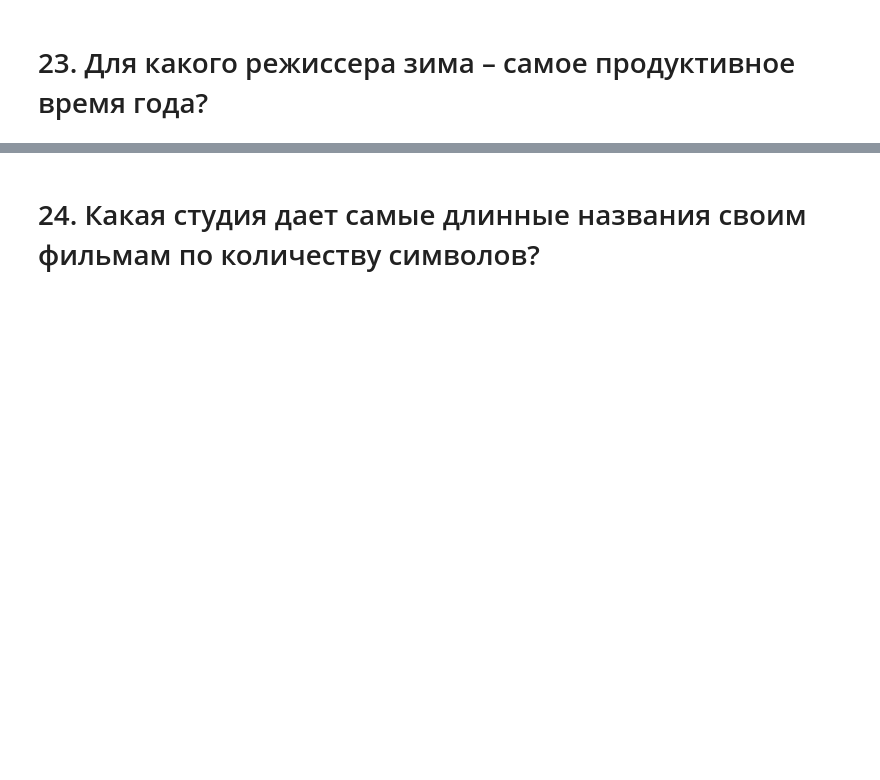
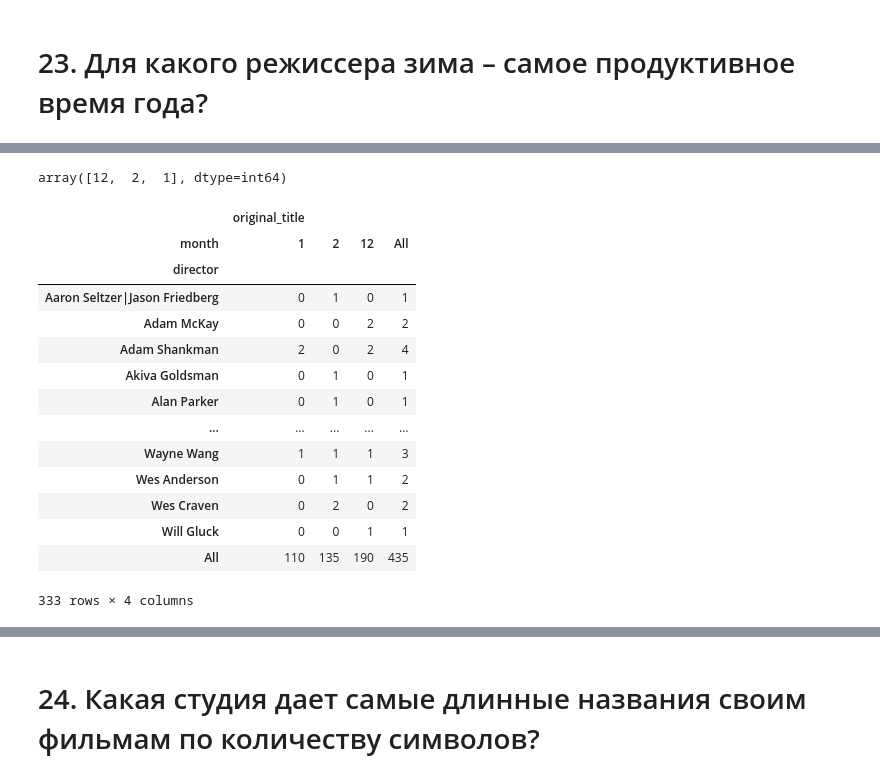
Before and after one commit to goryachenkova/ProjectsSkillFactory, a Jupyter notebook: module_1/Movies_IMBD_v4.1_TEMPLATE.ipynb, the cells around one changed output, grey strips where cells are left out. Saved outputs shown, nothing was run; the diff lists cells and outputs as text; code cells hidden in the pictures; blank space fills up the shorter version.

```diff
--- a/module_1/Movies_IMBD_v4.1_TEMPLATE.ipynb
+++ b/module_1/Movies_IMBD_v4.1_TEMPLATE.ipynb
@@ -1029,0 +809,31 @@ answers['22'] = '2. 450'
+# %%
+data_winter = data.query('(1<= month <=2) | (month ==12) ')
+# %%
+data_winter['month'].unique()
+# %% [output]
+array([12,  2,  1], dtype=int64)
+# %%
+data_winter_pivot = data_winter.pivot_table(values = ['original_title'],
+                                           index = ['director'],
+                                           columns = ['month'],
+                                           aggfunc = 'count',
+                                            fill_value = 0,
+                                           margins = True)
+
+data_winter_pivot
+# %% [output]
+|  | original_title |  |  |  |
+| month | 1 | 2 | 12 | All |
+| director |  |  |  |  |
+| Aaron Seltzer|Jason Friedberg | 0 | 1 | 0 | 1 |
+| Adam McKay | 0 | 0 | 2 | 2 |
+| Adam Shankman | 2 | 0 | 2 | 4 |
+| Akiva Goldsman | 0 | 1 | 0 | 1 |
+| Alan Parker | 0 | 1 | 0 | 1 |
+| ... | ... | ... | ... | ... |
+| Wayne Wang | 1 | 1 | 1 | 3 |
+| Wes Anderson | 0 | 1 | 1 | 2 |
+| Wes Craven | 0 | 2 | 0 | 2 |
+| Will Gluck | 0 | 0 | 1 | 1 |
+| All | 110 | 135 | 190 | 435 |
+333 rows × 4 columns
```
Also changed, not shown: parts of 50 cells of this notebook, 1 other file.
